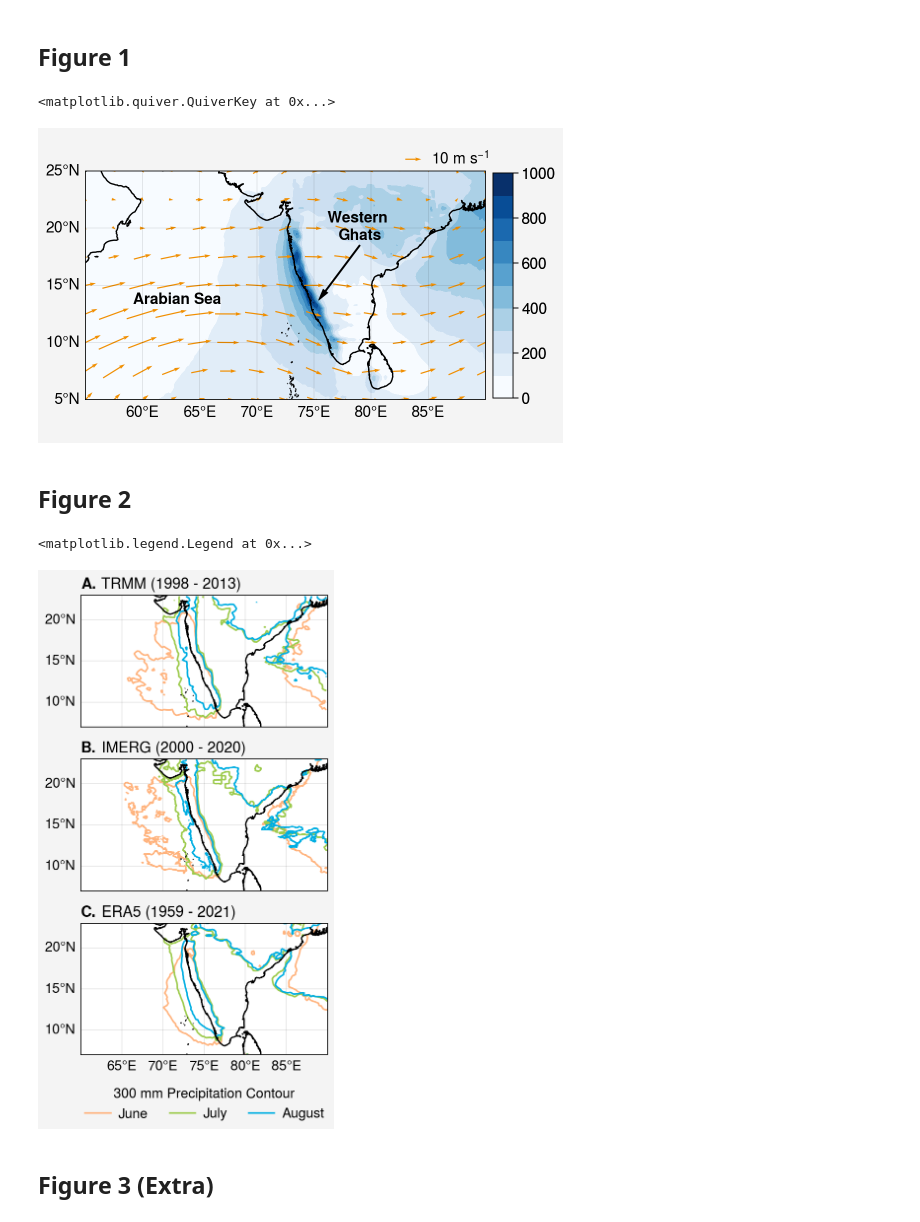
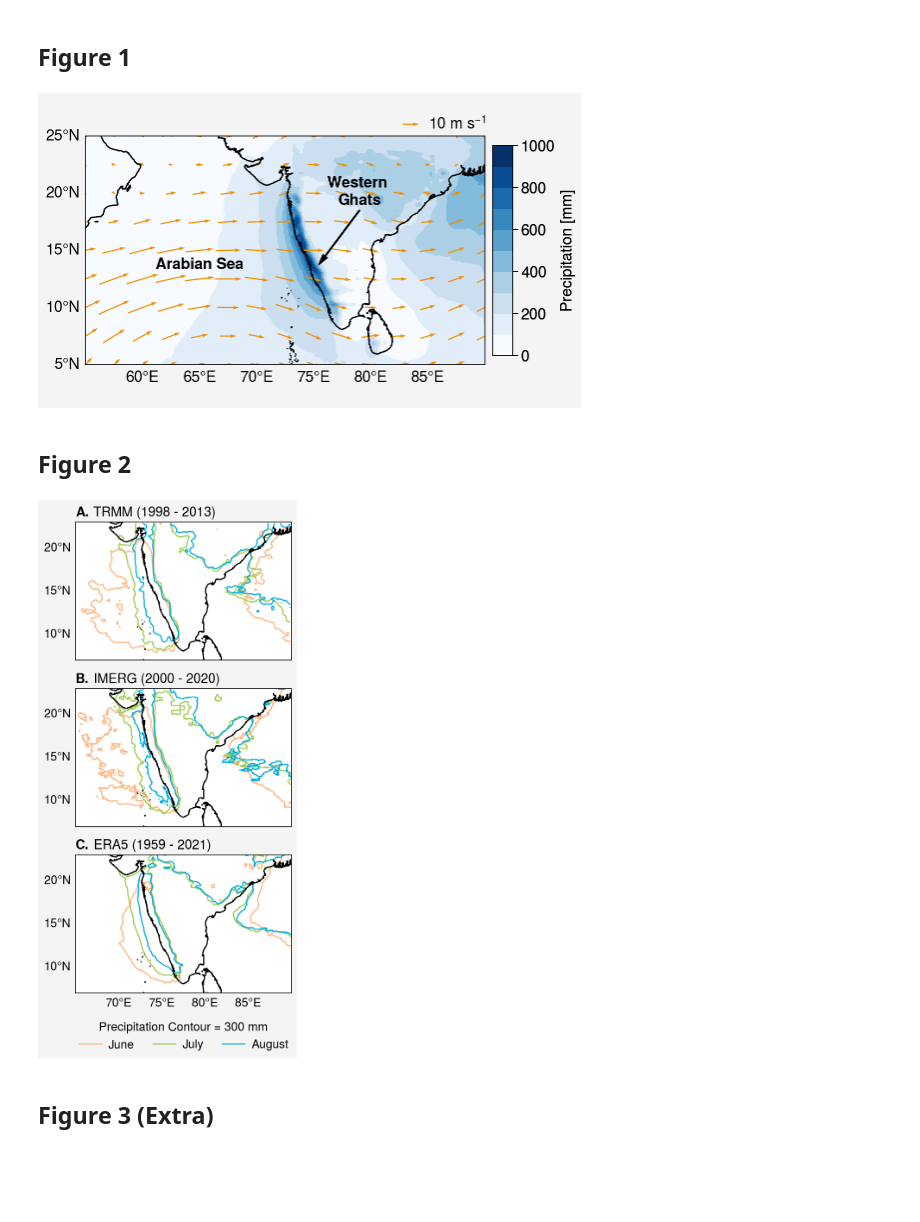
Before and after one commit to savannahferretti/monsoon-precip, a Jupyter notebook: agu_poster_plots.ipynb, the cells around one changed output. Cells and saved outputs as stored; diff of their text form; code cells hidden in the pictures; blank space fills up the shorter version.

Commit message:
Minor AGU plot changes.

```diff
--- a/agu_poster_plots.ipynb
+++ b/agu_poster_plots.ipynb
@@ -58,17 +58,16 @@ pplt.rc.reso = 'hi'; pplt.rc.update({'font.size':11}); style = dict(color='k',ha
 fig,ax = pplt.subplots(nrows=1,ncols=1,refwidth=4,refheight=3,proj='cyl')
 ax.format(lonlim=(lon1,lon2),lonlines=5,lonlabels='b',
           latlim=(lat1,lat2),latlines=5,latlabels='l',
-          land=False,coast=True,coastcolor='k',coastlinewidth=1)
+          grid=False,land=False,coast=True,coastcolor='k',coastlinewidth=1)
 ax.text(79,19,'Western \nGhats',**style)
-ax.text(63,13.4,'Arabian Sea',**style)
+ax.text(65,13.4,'Arabian Sea',**style)
 ax.arrow(79,18.5,-3,-4,width=0.1,head_width=0.5,head_length=1,facecolor='k')
 m = ax.contourf(pr.mean(dim='month'),levels=10,cmap='Blues')
 q = ax.quiver(x,y,u.mean(dim='month'),v.mean(dim='month'),color=colors[0],scale=250,pivot='middle',width=0.003)
-ax.colorbar(m,loc='r',length=0.75,ticks=200,label='')
-ax.quiverkey(q,0.73,0.9,10,label=r'10 m s$^{-1}$',labelpos='E',coordinates='figure')
+ax.colorbar(m,loc='r',length=0.7,ticks=200,label='Precipitation [mm]')
+ax.quiverkey(q,0.7,0.9,10,label=r'10 m s$^{-1}$',labelpos='E',coordinates='figure')
 # %% [output]
-<matplotlib.quiver.QuiverKey at 0x...>
-[figure, old version]
+[figure, new version]
 # %% [markdown]
 ## Figure 2
 # %%
@@ -79,27 +78,27 @@ imerg = xr.open_mfdataset(np.sort(glob.glob(path+'imerg/*_0[6-8]_*climo.nc*'))).
 era5  = xr.open_dataset(path+'era5/ERA5_2D_195906_202108_monthly.nc')
 era5  = era5.reindex(latitude=era5.latitude[::-1]).rename({'latitude':'lat','longitude':'lon'})
 # %%
-lat1=7; lat2=23; lon1=60; lon2=90
+lat1=7; lat2=23; lon1=65; lon2=90
 trmmpr  = formatpr(varclimo(trmm.pr*86400))
 imergpr = formatpr(varclimo(imerg.precipitation*24))
 era5pr  = formatpr(varclimo(era5.mtpr*86400))
 # %%
-pplt.rc.reso = 'hi'; pplt.rc.update({'font.size':10}); style=dict(levels=[300],linewidth=1.2); key=[]
+pplt.rc.reso = 'hi'; pplt.rc.update({'font.size':10}); style=dict(levels=[300],linewidth=1); key=[]
 fig,axs = pplt.subplots(ncols=1,nrows=3,proj='cyl',sharex=True,sharey=True)
 axs.format(lonlim=(lon1,lon2),lonlines=5,latlim=(lat1,lat2),latlines=5,latlabels=True,
-           land=False,coast=True,coastcolor='k',coastlinewidth=1,abc='A.',abcloc='l',titleloc='l')
+           grid=False,land=False,coast=True,coastcolor='k',coastlinewidth=1,abc='A.',abcloc='l',titleloc='l')
 axs[2].format(lonlabels=True)
 for i,month in enumerate(months):
     maps = axs[0].contour(trmmpr[i],cmap=colors[i],**style)
     axs[1].contour(imergpr[i],cmap=colors[i],**style)
     axs[2].contour(era5pr[i],cmap=colors[i],**style)
     key.append(maps)
     axs[i].format(title=names[i])
 C1=key[0].legend_elements()[0][0]; C2=key[1].legend_elements()[0][0]; C3=key[2].legend_elements()[0][0]
-fig.legend([C1,C2,C3],['June','July','August'],loc='b',ncols=3,frame=False,title='300 mm Precipitation Contour')
+fig.legend([C1,C2,C3],['June','July','August'],loc='b',ncols=3,frame=False,title='Precipitation Contour = 300 mm')
+fig.save('fig2.png',dpi=900)
 # %% [output]
-<matplotlib.legend.Legend at 0x...>
-[figure, old version]
+[figure, new version]
 # %% [markdown]
 ## Figure 3 (Extra)
 # %%
```
Also changed, not shown: parts of 3 cells of this notebook.
